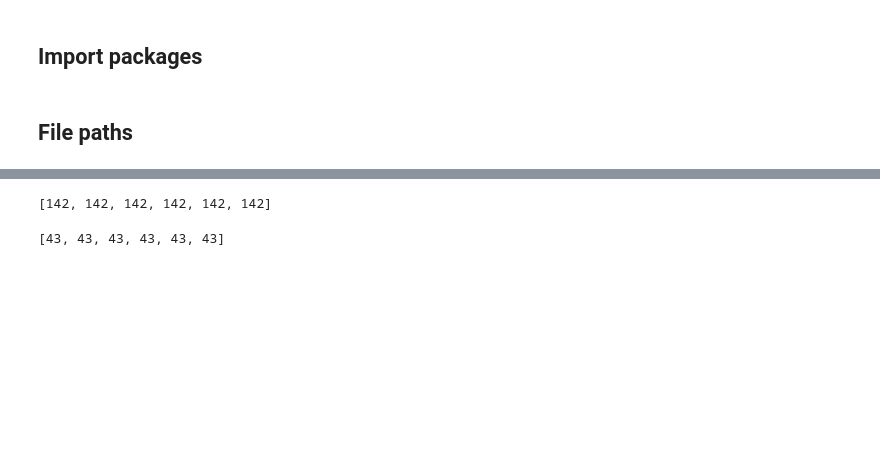
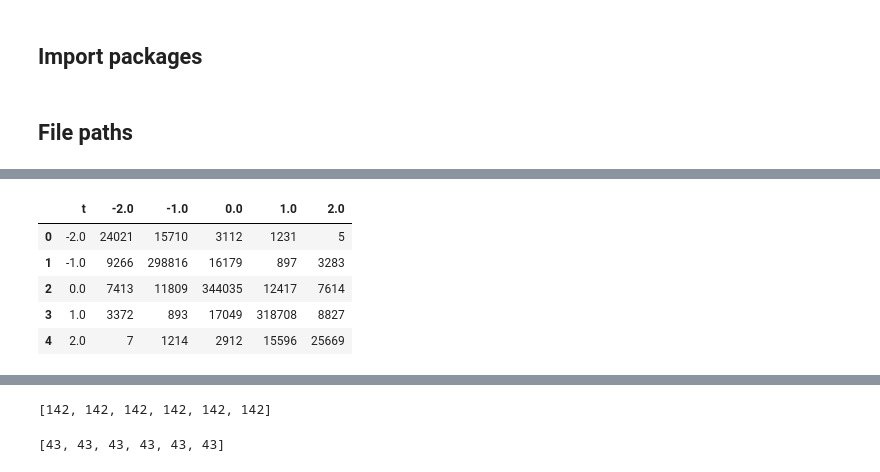
Before and after one commit to fagan2888/UZStats, a Jupyter notebook: CME_Tick_Changes.ipynb, the cells around one changed output, grey strips where cells are left out. Drawn from its saved outputs; the diff is of its cells as text; code cells hidden in the pictures; blank space fills up the shorter version.

```diff
--- a/CME_Tick_Changes.ipynb
+++ b/CME_Tick_Changes.ipynb
@@ -39,0 +61,9 @@ pd.read_csv(URL)
+# %%
+pd.read_csv(URL_4)
+# %% [output]
+|  | t | -2.0 | -1.0 | 0.0 | 1.0 | 2.0 |
+| 0 | -2.0 | 24021 | 15710 | 3112 | 1231 | 5 |
+| 1 | -1.0 | 9266 | 298816 | 16179 | 897 | 3283 |
+| 2 | 0.0 | 7413 | 11809 | 344035 | 12417 | 7614 |
+| 3 | 1.0 | 3372 | 893 | 17049 | 318708 | 8827 |
+| 4 | 2.0 | 7 | 1214 | 2912 | 15596 | 25669 |
```
Also changed, not shown: parts of 12 cells of this notebook.
